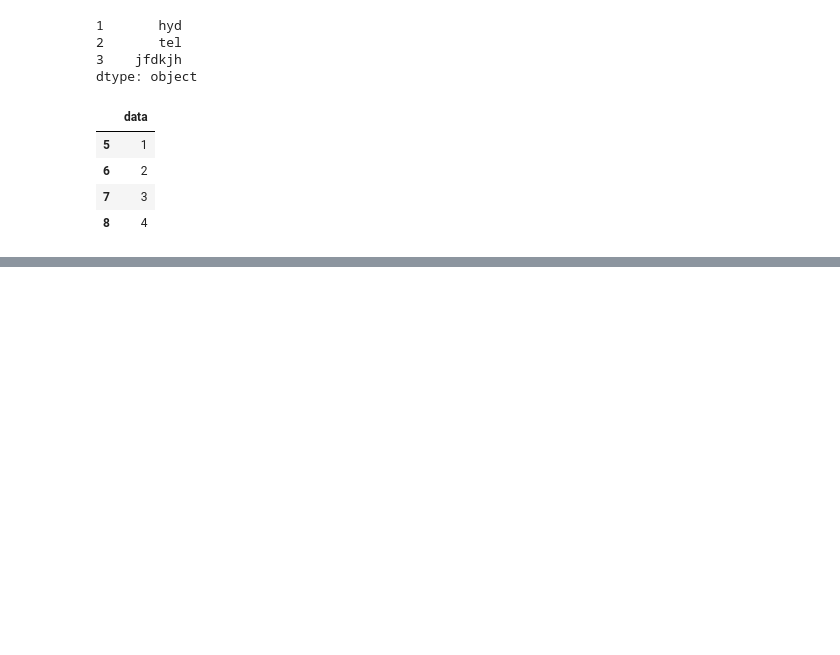
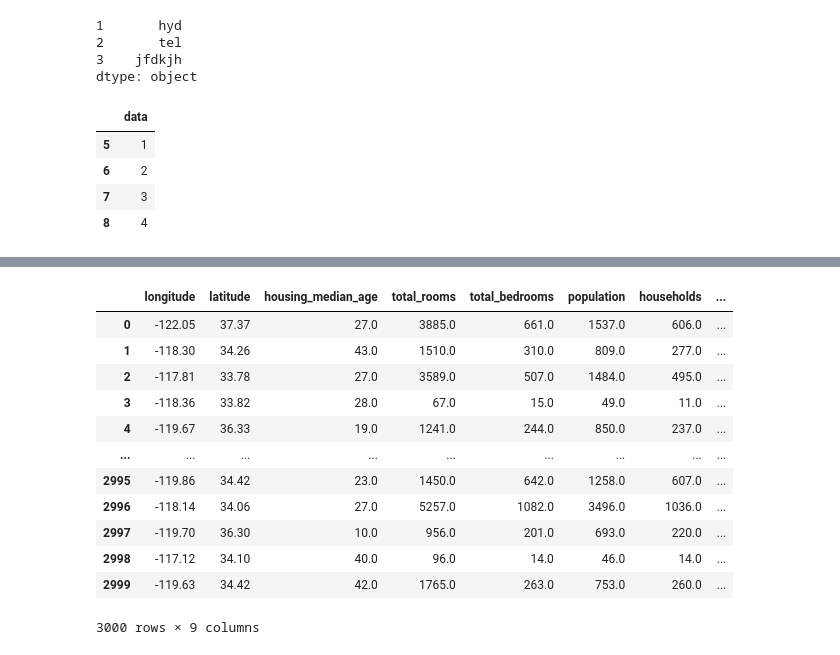
Before and after one commit to mannar-1/mannar-1, a Jupyter notebook: Untitled1.ipynb, the cells around one changed output, grey strips where cells are left out. Drawn from its saved outputs; the diff is of its cells as text; code cells hidden in the pictures; blank space fills up the shorter version.

```diff
--- a/Untitled1.ipynb
+++ b/Untitled1.ipynb
@@ -34,0 +85,17 @@ p
+# %%
+p=pd.read_csv('/content/sample_data/california_housing_test.csv')
+p
+# %% [output]
+|  | longitude | latitude | housing_median_age | total_rooms | total_bedrooms | population | households | ... |
+| 0 | -122.05 | 37.37 | 27.0 | 3885.0 | 661.0 | 1537.0 | 606.0 | ... |
+| 1 | -118.30 | 34.26 | 43.0 | 1510.0 | 310.0 | 809.0 | 277.0 | ... |
+| 2 | -117.81 | 33.78 | 27.0 | 3589.0 | 507.0 | 1484.0 | 495.0 | ... |
+| 3 | -118.36 | 33.82 | 28.0 | 67.0 | 15.0 | 49.0 | 11.0 | ... |
+| 4 | -119.67 | 36.33 | 19.0 | 1241.0 | 244.0 | 850.0 | 237.0 | ... |
+| ... | ... | ... | ... | ... | ... | ... | ... | ... |
+| 2995 | -119.86 | 34.42 | 23.0 | 1450.0 | 642.0 | 1258.0 | 607.0 | ... |
+| 2996 | -118.14 | 34.06 | 27.0 | 5257.0 | 1082.0 | 3496.0 | 1036.0 | ... |
+| 2997 | -119.70 | 36.30 | 10.0 | 956.0 | 201.0 | 693.0 | 220.0 | ... |
+| 2998 | -117.12 | 34.10 | 40.0 | 96.0 | 14.0 | 46.0 | 14.0 | ... |
+| 2999 | -119.63 | 34.42 | 42.0 | 1765.0 | 263.0 | 753.0 | 260.0 | ... |
+3000 rows × 9 columns
```
Also changed, not shown: parts of 22 cells of this notebook.
